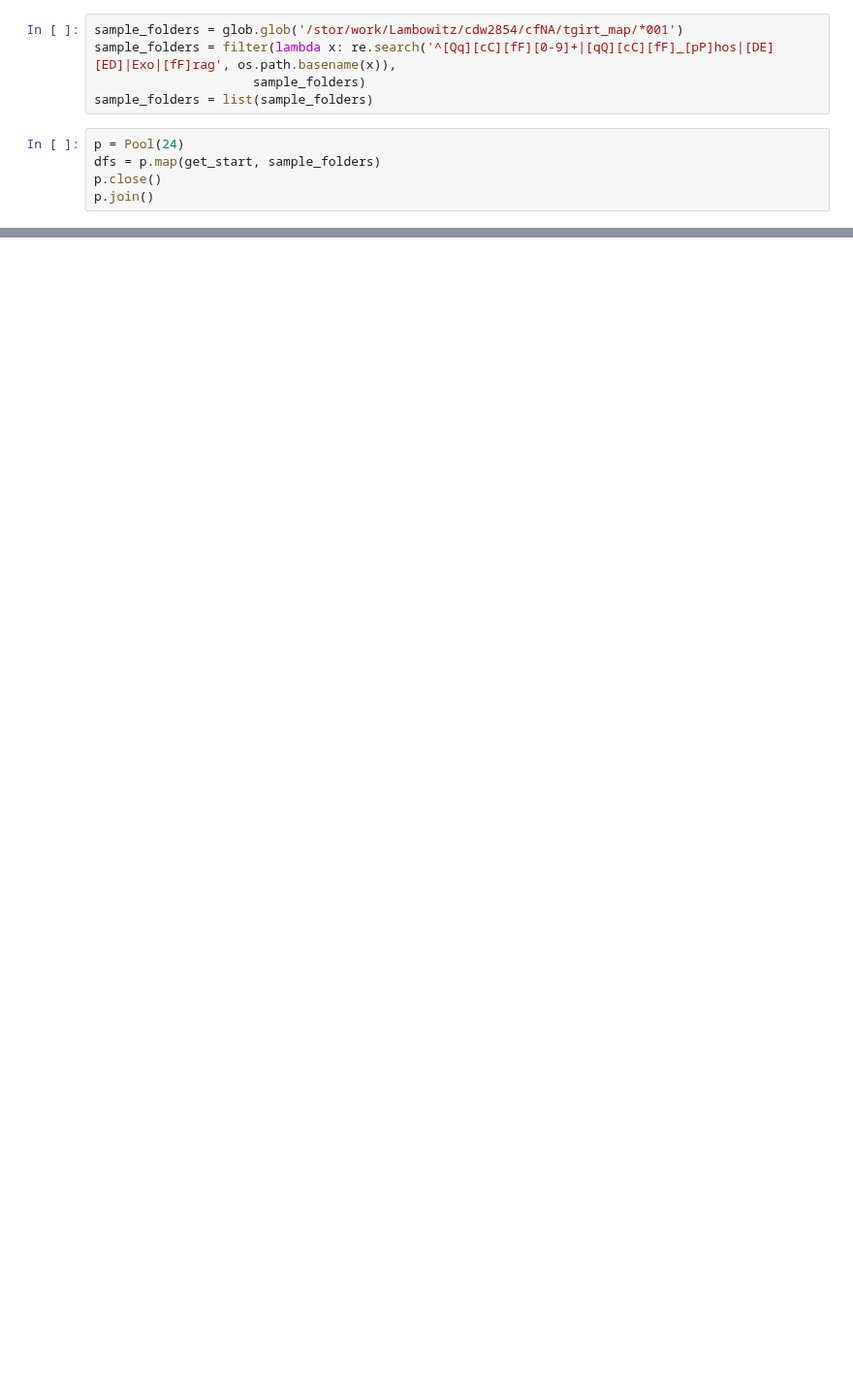
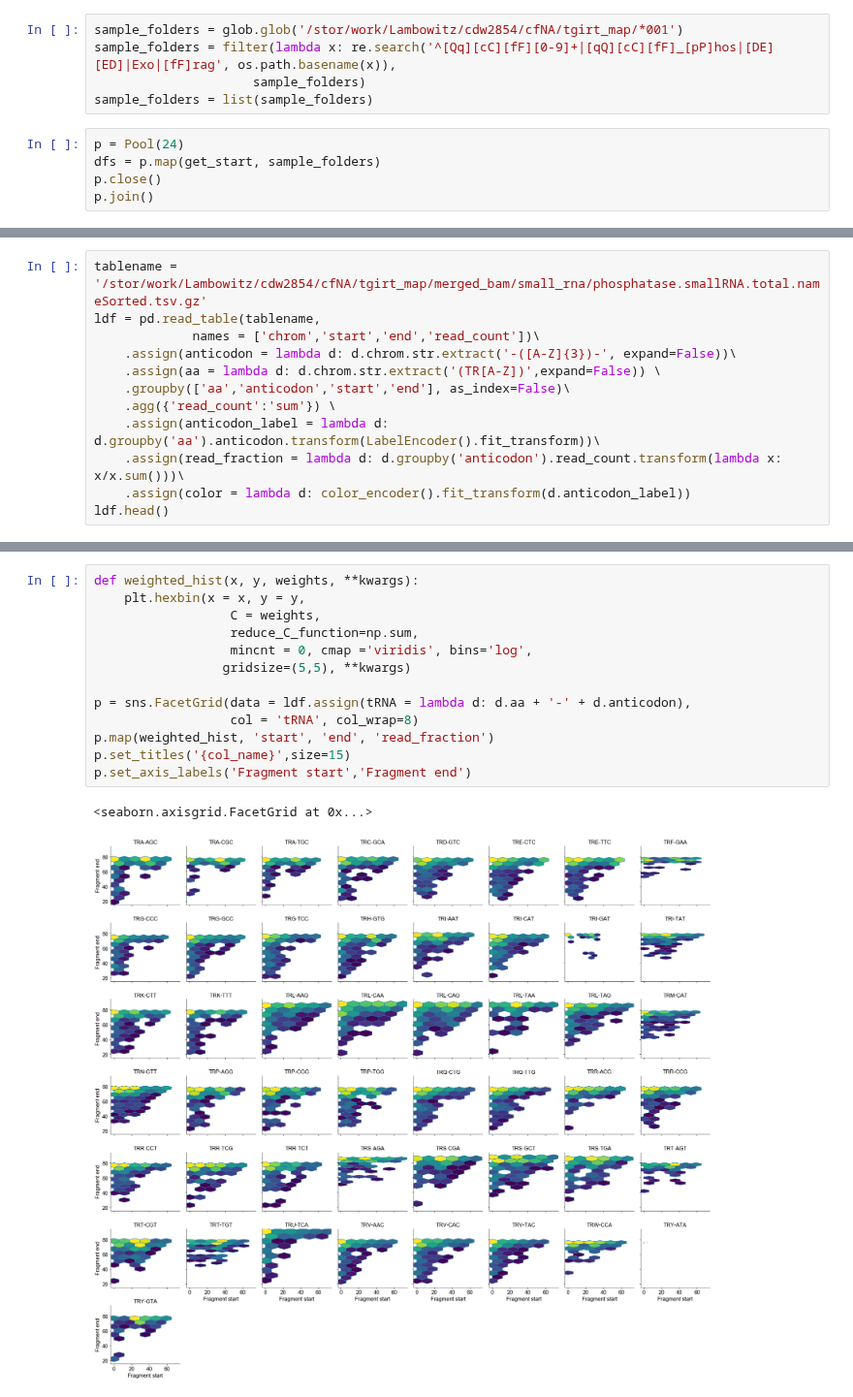
Before and after one commit to wckdouglas/cfNA, a Jupyter notebook: plots/plot_tsRNA.ipynb, the cells around one changed output, grey strips where cells are left out. Shown at 97% size. Drawn from its saved outputs; the diff is of its cells as text; blank space fills up the shorter version.

```diff
--- a/plots/plot_tsRNA.ipynb
+++ b/plots/plot_tsRNA.ipynb
@@ -173,0 +154,12 @@ https://altair-viz.github.io/user_guide/troubleshooting.html
+# %%
+tablename = '/stor/work/Lambowitz/cdw2854/cfNA/tgirt_map/merged_bam/small_rna/phosphatase.smallRNA.total.nameSorted.tsv.gz'
+ldf = pd.read_table(tablename,
+             names = ['chrom','start','end','read_count'])\
+    .assign(anticodon = lambda d: d.chrom.str.extract('-([A-Z]{3})-', expand=False))\
+    .assign(aa = lambda d: d.chrom.str.extract('(TR[A-Z])',expand=False)) \
+    .groupby(['aa','anticodon','start','end'], as_index=False)\
+    .agg({'read_count':'sum'}) \
+    .assign(anticodon_label = lambda d: d.groupby('aa').anticodon.transform(LabelEncoder().fit_transform))\
+    .assign(read_fraction = lambda d: d.groupby('anticodon').read_count.transform(lambda x: x/x.sum()))\
+    .assign(color = lambda d: color_encoder().fit_transform(d.anticodon_label))
+ldf.head()
@@ -173,0 +173,16 @@ https://altair-viz.github.io/user_guide/troubleshooting.html
+# %%
+def weighted_hist(x, y, weights, **kwargs):
+    plt.hexbin(x = x, y = y,
+                  C = weights,
+                  reduce_C_function=np.sum,
+                  mincnt = 0, cmap ='viridis', bins='log',
+                 gridsize=(5,5), **kwargs)
+
+p = sns.FacetGrid(data = ldf.assign(tRNA = lambda d: d.aa + '-' + d.anticodon),
+                  col = 'tRNA', col_wrap=8)
+p.map(weighted_hist, 'start', 'end', 'read_fraction')
+p.set_titles('{col_name}',size=15)
+p.set_axis_labels('Fragment start','Fragment end')
+# %% [output]
+<seaborn.axisgrid.FacetGrid at 0x...>
+[figure, added]
```
Also changed, not shown: parts of 10 cells of this notebook, 7 other files.
